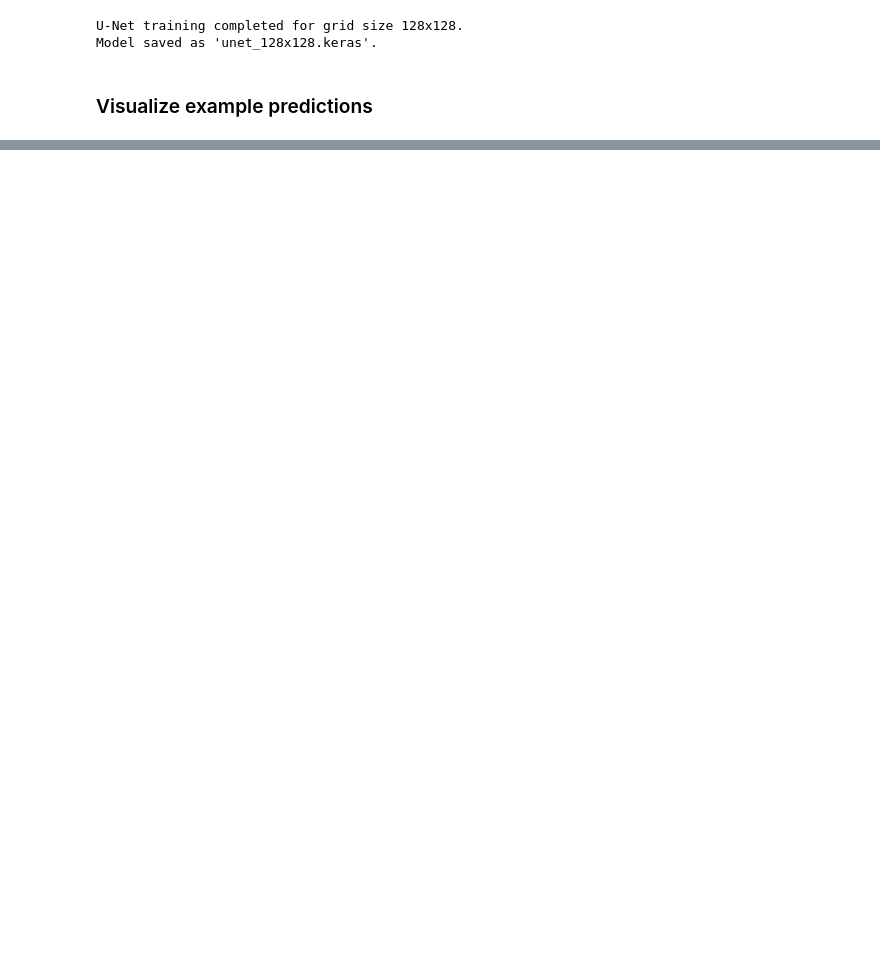
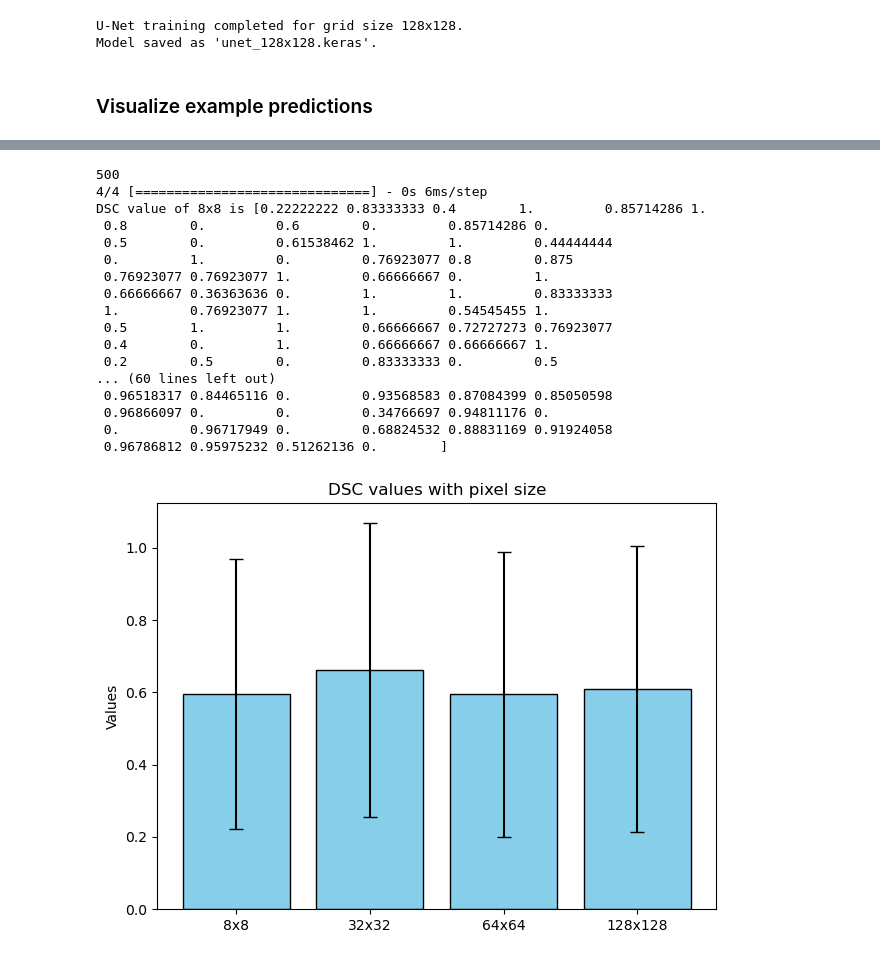
Before and after one commit to LukaiWang1998/mis_final_proj, a Jupyter notebook: project.ipynb, the cells around one changed output, grey strips where cells are left out. Saved outputs shown, nothing was run; the diff lists cells and outputs as text; code cells hidden in the pictures; blank space fills up the shorter version.

```diff
--- a/project.ipynb
+++ b/project.ipynb
@@ -489,0 +497,58 @@ Visualizing U-Net predictions for grid size 128x128.
+# %%
+import unet
+import systema
+import matplotlib.pyplot as plt
+import numpy as np
+
+categories = []
+values = []
+errors = []
+
+for grid_size in grid_size_list:
+    data_dir = os.path.join(output_dir, f"{grid_size}x{grid_size}")
+    data = unet.get_data(data_dir, grid_size)
+    x_test, x_train, y_test, y_train = unet.data_split(data)
+
+    model = unet.unet(input_size=(grid_size, grid_size, 1),num_classes=2,base_level_filters=16,layers=3)
+    model.load_weights(os.path.join(data_dir, f"unet_{grid_size}x{grid_size}.keras"))
+    # Predict
+    pred = model.predict(x_test)
+    pred = np.argmax(pred, axis = 3)
+    np.random.seed(42)  # Set seed for reproducibility
+
+    dsc = unet.dsc(pred, y_test)
+    print(f"DSC value of {grid_size}x{grid_size} is {dsc}")
+    categories.append(f"{grid_size}x{grid_size}")
+    values.append(np.average(dsc))
+    errors.append(np.std(dsc))
+
+x_positions = np.arange(len(categories))
+
+plt.bar(x_positions, values, yerr=errors, capsize=5, color='skyblue', edgecolor='black')
+plt.xticks(x_positions, categories)
+plt.ylabel('Values')
+plt.title('DSC values with pixel size')
+
+
+# Display the plot
+plt.tight_layout()
+plt.show()
+# %% [output]
+500
+4/4 [==============================] - 0s 6ms/step
+DSC value of 8x8 is [0.22222222 0.83333333 0.4        1.         0.85714286 1.
+ 0.8        0.         0.6        0.         0.85714286 0.
+ 0.5        0.         0.61538462 1.         1.         0.44444444
+ 0.         1.         0.         0.76923077 0.8        0.875
+ 0.76923077 0.76923077 1.         0.66666667 0.         1.
+ 0.66666667 0.36363636 0.         1.         1.         0.83333333
+ 1.         0.76923077 1.         1.         0.54545455 1.
+ 0.5        1.         1.         0.66666667 0.72727273 0.76923077
+ 0.4        0.         1.         0.66666667 0.66666667 1.
+ 0.2        0.5        0.         0.83333333 0.         0.5
+... (60 lines left out)
+ 0.96518317 0.84465116 0.         0.93568583 0.87084399 0.85050598
+ 0.96866097 0.         0.         0.34766697 0.94811176 0.
+ 0.         0.96717949 0.         0.68824532 0.88831169 0.91924058
+ 0.96786812 0.95975232 0.51262136 0.        ]
+[figure, added]
```
Also changed, not shown: parts of 5 cells of this notebook, 1 other file.
